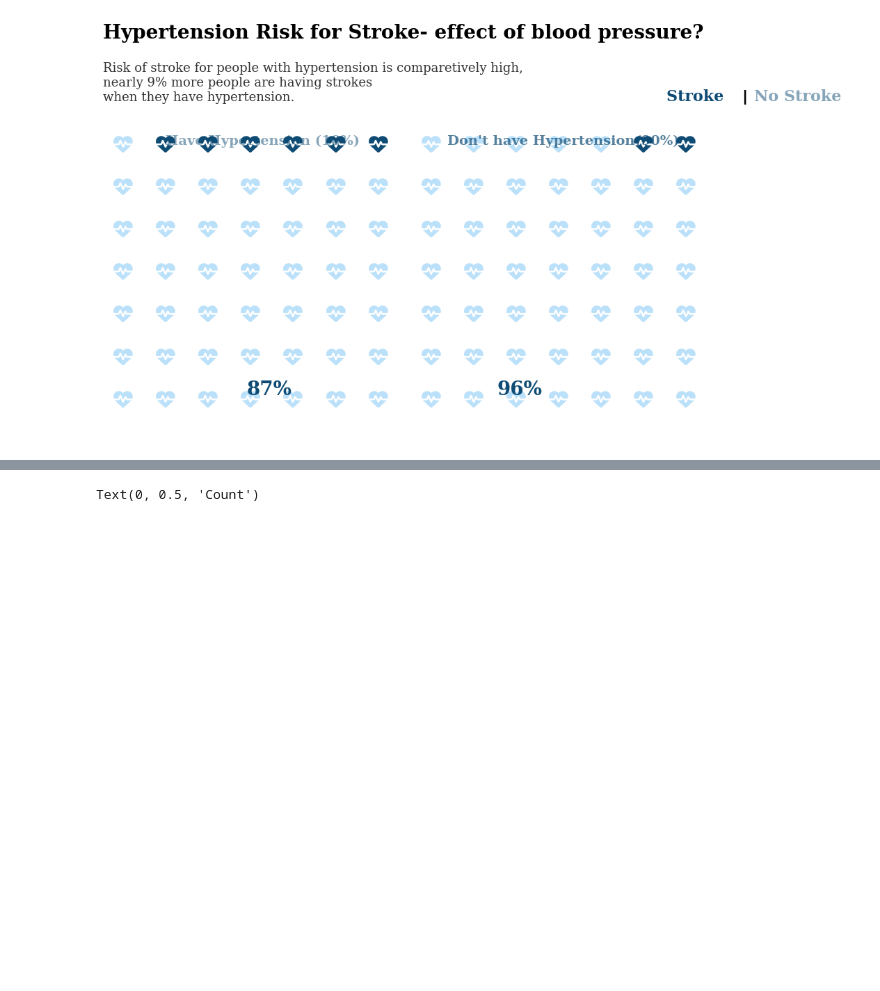
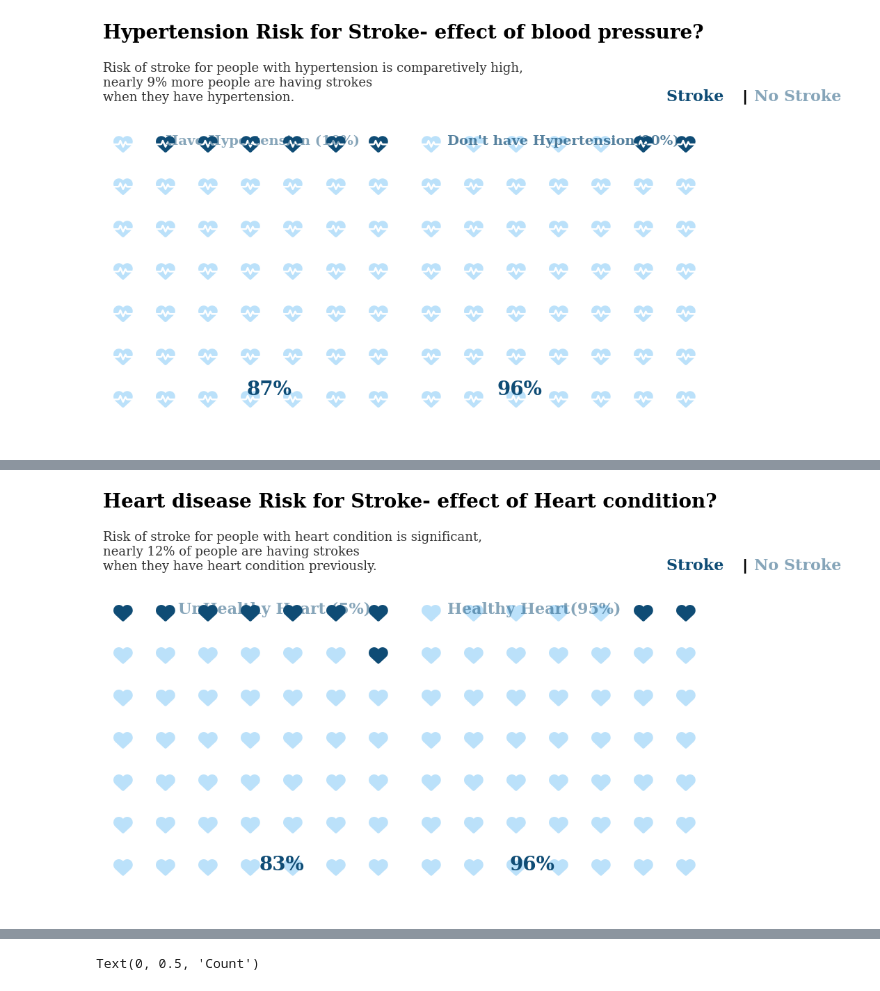
Before and after one commit to MohamedIbrahim206/Final-Project-ML, a Jupyter notebook: final-project-test-2.ipynb, the cells around one changed output, grey strips where cells are left out. Cells and saved outputs as stored; diff of their text form; code cells hidden in the pictures; blank space fills up the shorter version.

```diff
--- a/final-project-test-2.ipynb
+++ b/final-project-test-2.ipynb
@@ -298,0 +524,80 @@ fig.show()
+# %%
+stroke_hyper = df[df['stroke'] == 1]['heart_disease'].value_counts()
+healthy_hyper = df[df['stroke'] == 0]['heart_disease'].value_counts()
+
+no = df['heart_disease'].value_counts().values[0]
+yes =  df['heart_disease'].value_counts().values[1]
+
+stroke_no = int(round (stroke_hyper.values[0] / no * 100, 0))
+stroke_yes = int(round( stroke_hyper.values[1] / yes *100, 0))
+healthy_no = int(round(healthy_hyper.values[0] / no * 100, 0))
+healthy_yes = int(round(healthy_hyper.values[1] / yes *100, 0))
+
+no_per = int(round(no/(no+yes) * 100, 0))
+yes_per = int(round(yes/(no+yes)* 100, 0))
+
+
+
+
+fig = plt.figure(FigureClass = Waffle,
+                 constrained_layout = True,
+                 figsize = (9,9),
+                 facecolor = '#ffffff',dpi = 100,
+
+                 plots = {121:
+                          {
+                           'rows':7,
+                           'columns': 7,
+                           'values' : [stroke_yes,healthy_yes],
+                            'colors' : ['#0F4C75','#BBE1FA'],
+                              'vertical' : True,
+                              'interval_ratio_x': 0.005,
+                              'interval_ratio_y': 0.005,
+                              'icons' : 'heart',
+                              'icon_legend': False,
+                              'icon_size':20,
+                              'plot_anchor':'C',
+                              'alpha':0.8,
+                              'starting_location': 'NE'
+                          },
+
+                          122 :
+                          {
+                            'rows': 7,
+                            'columns':7,
+                            'values':[stroke_no,healthy_no],
+                              'colors' : ['#0F4C75','#BBE1FA'],
+                              'vertical': True,
+                              'interval_ratio_x': 0.005,
+                              'interval_ratio_y':0.005,
+                              'icons' : 'heart',
+                              'icon_legend' :False,
+                              'icon_size':20,
+                              'plot_anchor':'C',
+                              'alpha':0.8,
+                              'starting_location': 'NE'
+
+                           }
+                         },
+
+)
+
+
+fig.text(0., 0.85, 'Heart disease Risk for Stroke- effect of Heart condition?', {'font':'Serif', 'size':20, 'color':'black', 'weight':'bold'})
+fig.text(0., 0.75, 'Risk of stroke for people with heart condition is significant,\nnearly 12% of people are having strokes \nwhen they have heart condition previously. ', {'font':'Serif', 'size':13, 'color':'black', 'weight':'normal'}, alpha = 0.8)
+fig.text(0.24, 0.22, 'ooo', {'font':'Serif', 'size':16,'weight':'bold' ,'color':'#ffffff'})
+fig.text(0.65, 0.22, 'ooo', {'font':'Serif', 'size':16,'weight':'bold', 'color':'#ffffff'})
+fig.text(0.25, 0.27, '{}%'.format(healthy_yes), {'font':'Serif', 'size':20,'weight':'bold' ,'color':'#0F4C75'},alpha = 1,)
+fig.text(0.65, 0.27, '{}%'.format(healthy_no), {'font':'Serif', 'size':20,'weight':'bold', 'color':'#0F4C75'}, alpha = 1)
+fig.text(0.12, 0.68, 'UnHealthy Heart ({}%)'.format(yes_per), {'font':'Serif', 'size':16,'weight':'bold' ,'color':'#0F4C75'},alpha = 0.5,)
+fig.text(0.55, 0.68, "Healthy Heart({}%)".format(no_per), {'font':'Serif', 'size':16,'weight':'bold', 'color':'#0F4C75'}, alpha = 0.5)
+#fig.text(0., 0.8, 'Assumption was proven wrong', {'font':'Serif', 'size':24, 'color':'black', 'weight':'bold'})
+
+fig.text(0.9,0.75, 'Stroke ', {'font': 'Serif','weight':'bold','size': '16','weight':'bold','style':'normal', 'color':'#0F4C75'})
+fig.text(1.02,0.75, '|', {'color':'black' , 'size':'16', 'weight': 'bold'})
+fig.text(1.04,0.75, 'No Stroke', {'font': 'Serif','weight':'bold', 'size': '16','style':'normal', 'weight':'bold','color':'#0F4C75'},alpha = 0.5)
+
+
+fig.show()
+# %% [output]
+[figure, added]
```
Also changed, not shown: parts of 43 cells of this notebook.
